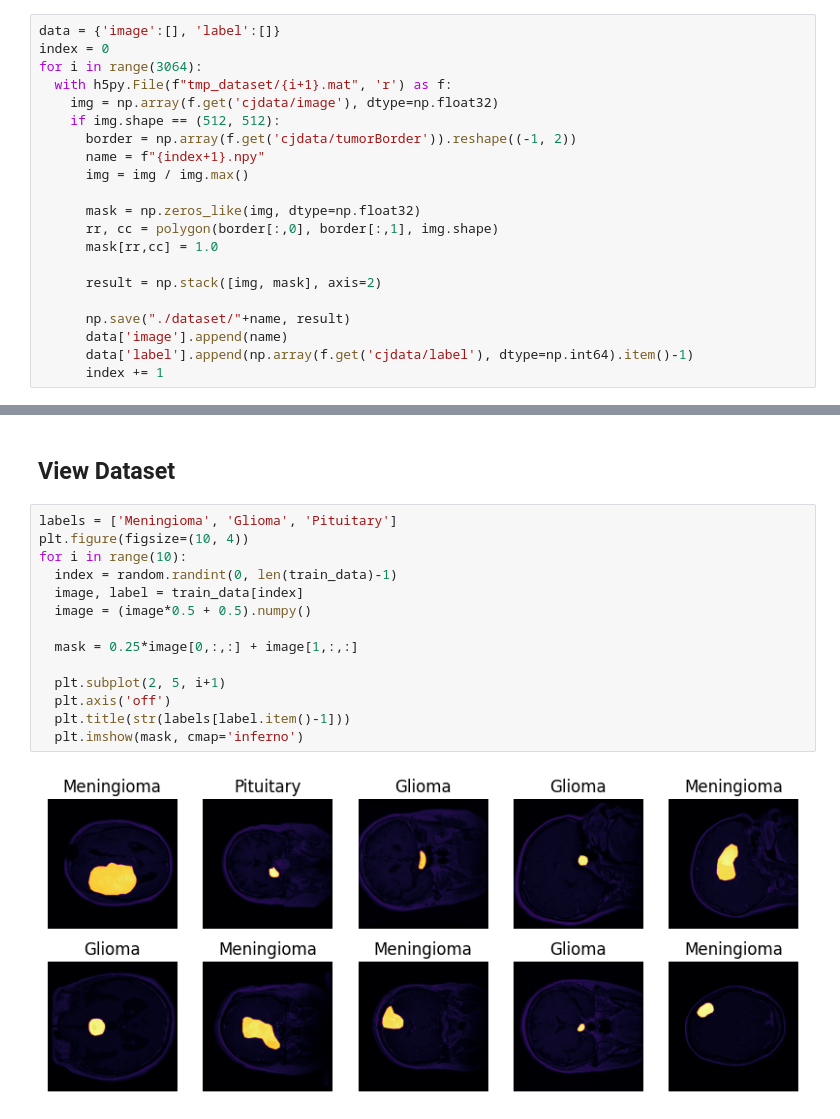
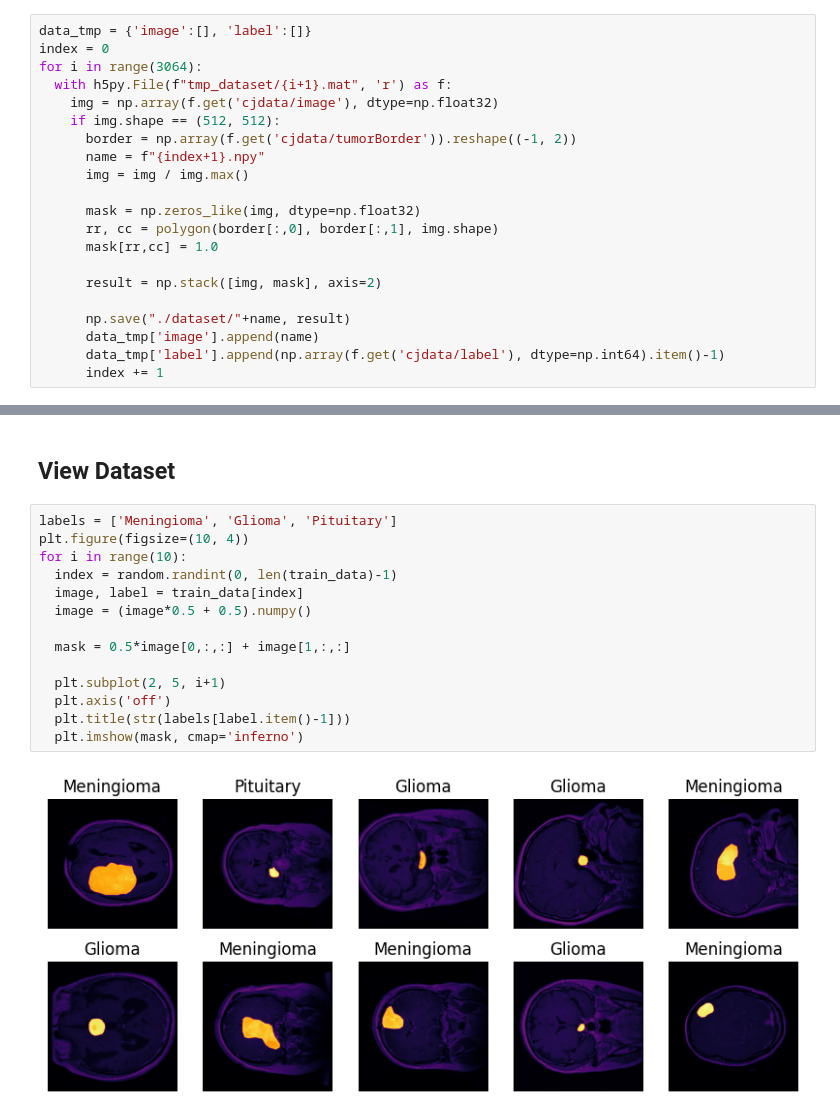
Before and after one commit to ggonzalesd/Deep-Learning-Project, a Jupyter notebook: project.ipynb, the cells around one changed output, grey strips where cells are left out. Drawn from its saved outputs; the diff is of its cells as text.

```diff
--- a/project.ipynb
+++ b/project.ipynb
@@ -33,7 +52,7 @@ Download and unzip dataset
 # %% [markdown]
 Convert .mat to .npy
 # %%
-data = {'image':[], 'label':[]}
+data_tmp = {'image':[], 'label':[]}
 index = 0
 for i in range(3064):
   with h5py.File(f"tmp_dataset/{i+1}.mat", 'r') as f:
@@ -50,8 +69,8 @@ for i in range(3064):
       result = np.stack([img, mask], axis=2)
 
       np.save("./dataset/"+name, result)
-      data['image'].append(name)
-      data['label'].append(np.array(f.get('cjdata/label'), dtype=np.int64).item()-1)
+      data_tmp['image'].append(name)
+      data_tmp['label'].append(np.array(f.get('cjdata/label'), dtype=np.int64).item()-1)
       index += 1
 # %% [markdown]
 Save labels in a CSV file
@@ -183,17 +249,17 @@ Test data:  20
 # %%
 labels = ['Meningioma', 'Glioma', 'Pituitary']
 plt.figure(figsize=(10, 4))
 for i in range(10):
   index = random.randint(0, len(train_data)-1)
   image, label = train_data[index]
   image = (image*0.5 + 0.5).numpy()
 
-  mask = 0.25*image[0,:,:] + image[1,:,:]
+  mask = 0.5*image[0,:,:] + image[1,:,:]
 
   plt.subplot(2, 5, i+1)
   plt.axis('off')
   plt.title(str(labels[label.item()-1]))
   plt.imshow(mask, cmap='inferno')
 # %% [output]
-[figure, old version]
+[figure, new version]
 # %%
```
Also changed, not shown: parts of 8 cells of this notebook, 1 other file.
